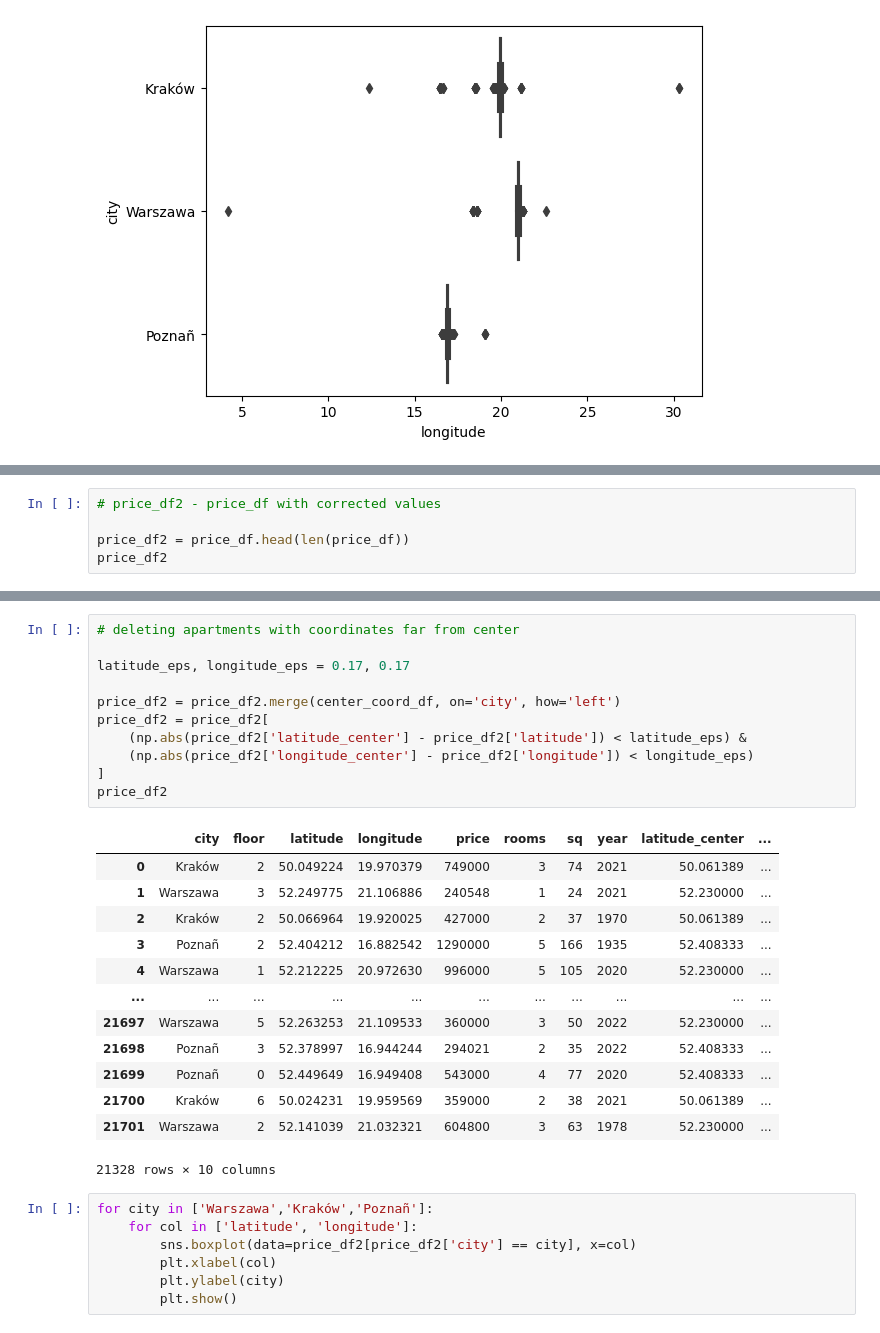
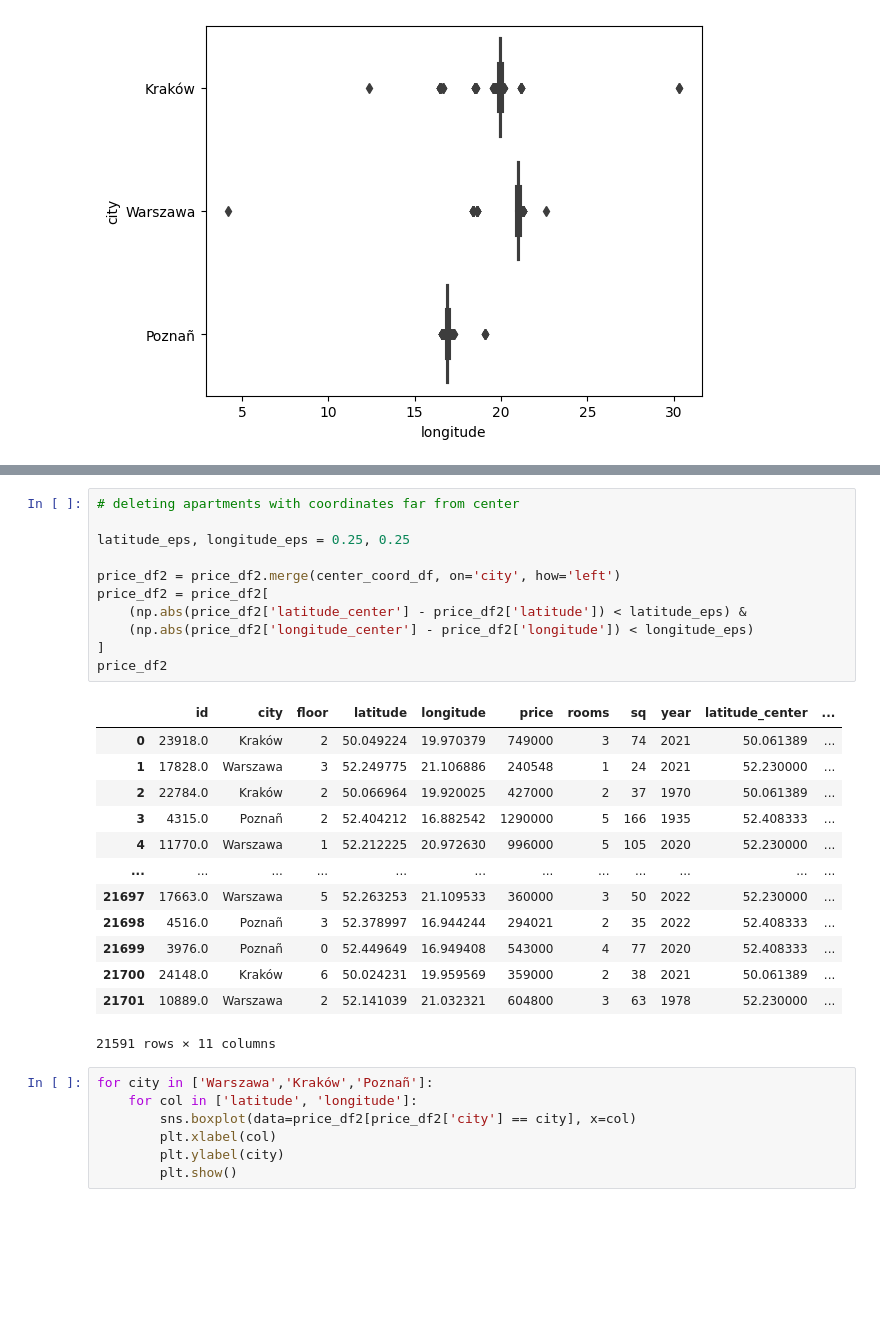
Before and after one commit to am-tropin/poland-apartment-prices, a Jupyter notebook: poland prices - regression.ipynb, the cells around one changed output, grey strips where cells are left out. Saved outputs shown, nothing was run; the diff lists cells and outputs as text; blank space fills up the shorter version.

```diff
--- a/poland prices - regression.ipynb
+++ b/poland prices - regression.ipynb
@@ -241,8 +258,3 @@ center_coord_df
 | 0 | Warszawa | 52.230000 | 21.011111 |
 | 1 | Kraków | 50.061389 | 19.937222 |
 | 2 | Poznañ | 52.408333 | 16.933611 |
-# %%
-# price_df2 - price_df with corrected values
-
-price_df2 = price_df.head(len(price_df))
-price_df2
@@ -263,28 +261,28 @@ price_df2
 # %%
 # deleting apartments with coordinates far from center
 
-latitude_eps, longitude_eps = 0.17, 0.17
+latitude_eps, longitude_eps = 0.25, 0.25
 
 price_df2 = price_df2.merge(center_coord_df, on='city', how='left')
 price_df2 = price_df2[
     (np.abs(price_df2['latitude_center'] - price_df2['latitude']) < latitude_eps) &
     (np.abs(price_df2['longitude_center'] - price_df2['longitude']) < longitude_eps)
 ]
 price_df2
 # %% [output]
-|  | city | floor | latitude | longitude | price | rooms | sq | year | latitude_center | ... |
-| 0 | Kraków | 2 | 50.049224 | 19.970379 | 749000 | 3 | 74 | 2021 | 50.061389 | ... |
-| 1 | Warszawa | 3 | 52.249775 | 21.106886 | 240548 | 1 | 24 | 2021 | 52.230000 | ... |
-| 2 | Kraków | 2 | 50.066964 | 19.920025 | 427000 | 2 | 37 | 1970 | 50.061389 | ... |
-| 3 | Poznañ | 2 | 52.404212 | 16.882542 | 1290000 | 5 | 166 | 1935 | 52.408333 | ... |
-| 4 | Warszawa | 1 | 52.212225 | 20.972630 | 996000 | 5 | 105 | 2020 | 52.230000 | ... |
-| ... | ... | ... | ... | ... | ... | ... | ... | ... | ... | ... |
-| 21697 | Warszawa | 5 | 52.263253 | 21.109533 | 360000 | 3 | 50 | 2022 | 52.230000 | ... |
-| 21698 | Poznañ | 3 | 52.378997 | 16.944244 | 294021 | 2 | 35 | 2022 | 52.408333 | ... |
-| 21699 | Poznañ | 0 | 52.449649 | 16.949408 | 543000 | 4 | 77 | 2020 | 52.408333 | ... |
-| 21700 | Kraków | 6 | 50.024231 | 19.959569 | 359000 | 2 | 38 | 2021 | 50.061389 | ... |
-| 21701 | Warszawa | 2 | 52.141039 | 21.032321 | 604800 | 3 | 63 | 1978 | 52.230000 | ... |
+|  | id | city | floor | latitude | longitude | price | rooms | sq | year | latitude_center | ... |
+| 0 | 23918.0 | Kraków | 2 | 50.049224 | 19.970379 | 749000 | 3 | 74 | 2021 | 50.061389 | ... |
+| 1 | 17828.0 | Warszawa | 3 | 52.249775 | 21.106886 | 240548 | 1 | 24 | 2021 | 52.230000 | ... |
+| 2 | 22784.0 | Kraków | 2 | 50.066964 | 19.920025 | 427000 | 2 | 37 | 1970 | 50.061389 | ... |
+| 3 | 4315.0 | Poznañ | 2 | 52.404212 | 16.882542 | 1290000 | 5 | 166 | 1935 | 52.408333 | ... |
+| 4 | 11770.0 | Warszawa | 1 | 52.212225 | 20.972630 | 996000 | 5 | 105 | 2020 | 52.230000 | ... |
+| ... | ... | ... | ... | ... | ... | ... | ... | ... | ... | ... | ... |
+| 21697 | 17663.0 | Warszawa | 5 | 52.263253 | 21.109533 | 360000 | 3 | 50 | 2022 | 52.230000 | ... |
+| 21698 | 4516.0 | Poznañ | 3 | 52.378997 | 16.944244 | 294021 | 2 | 35 | 2022 | 52.408333 | ... |
+| 21699 | 3976.0 | Poznañ | 0 | 52.449649 | 16.949408 | 543000 | 4 | 77 | 2020 | 52.408333 | ... |
+| 21700 | 24148.0 | Kraków | 6 | 50.024231 | 19.959569 | 359000 | 2 | 38 | 2021 | 50.061389 | ... |
+| 21701 | 10889.0 | Warszawa | 2 | 52.141039 | 21.032321 | 604800 | 3 | 63 | 1978 | 52.230000 | ... |
-21328 rows × 10 columns
+21591 rows × 11 columns
 # %%
 for city in ['Warszawa','Kraków','Poznañ']:
     for col in ['latitude', 'longitude']:
```
Also changed, not shown: parts of 82 cells of this notebook.
